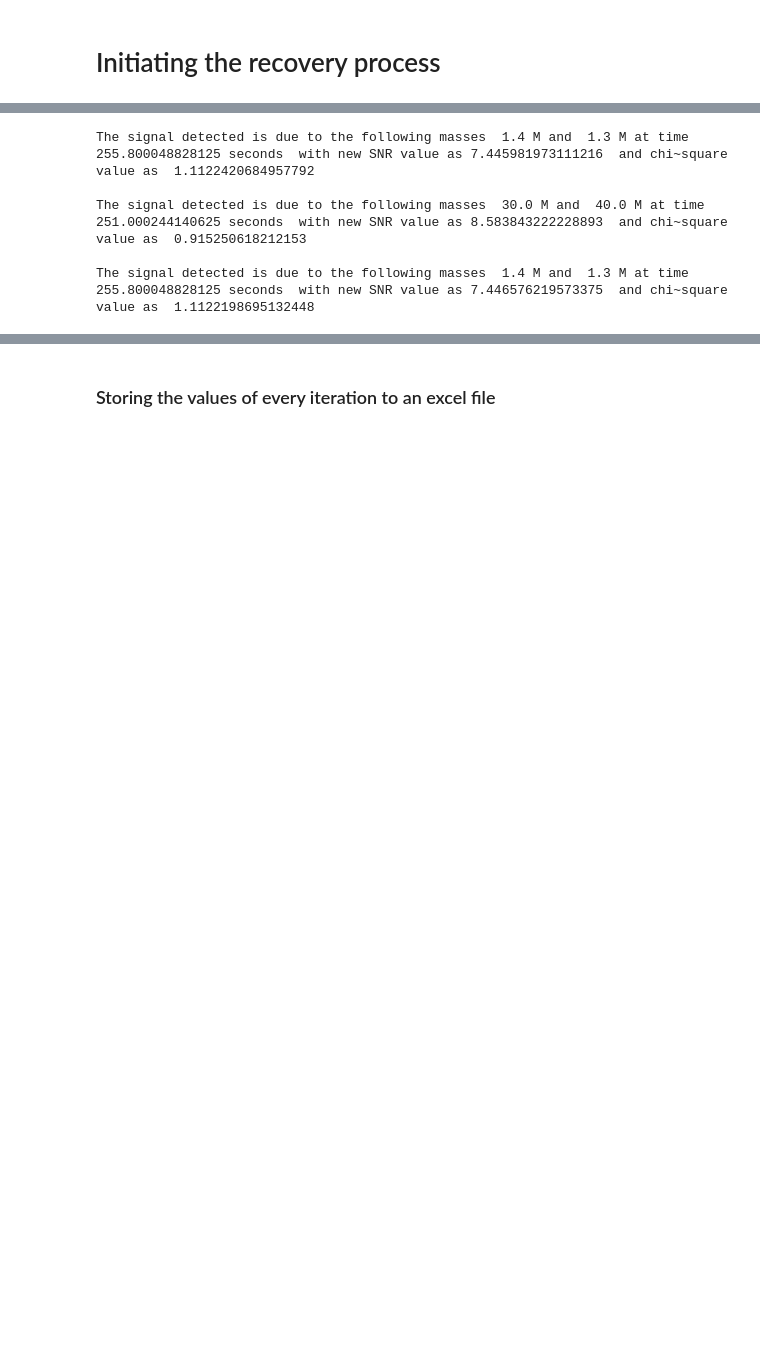
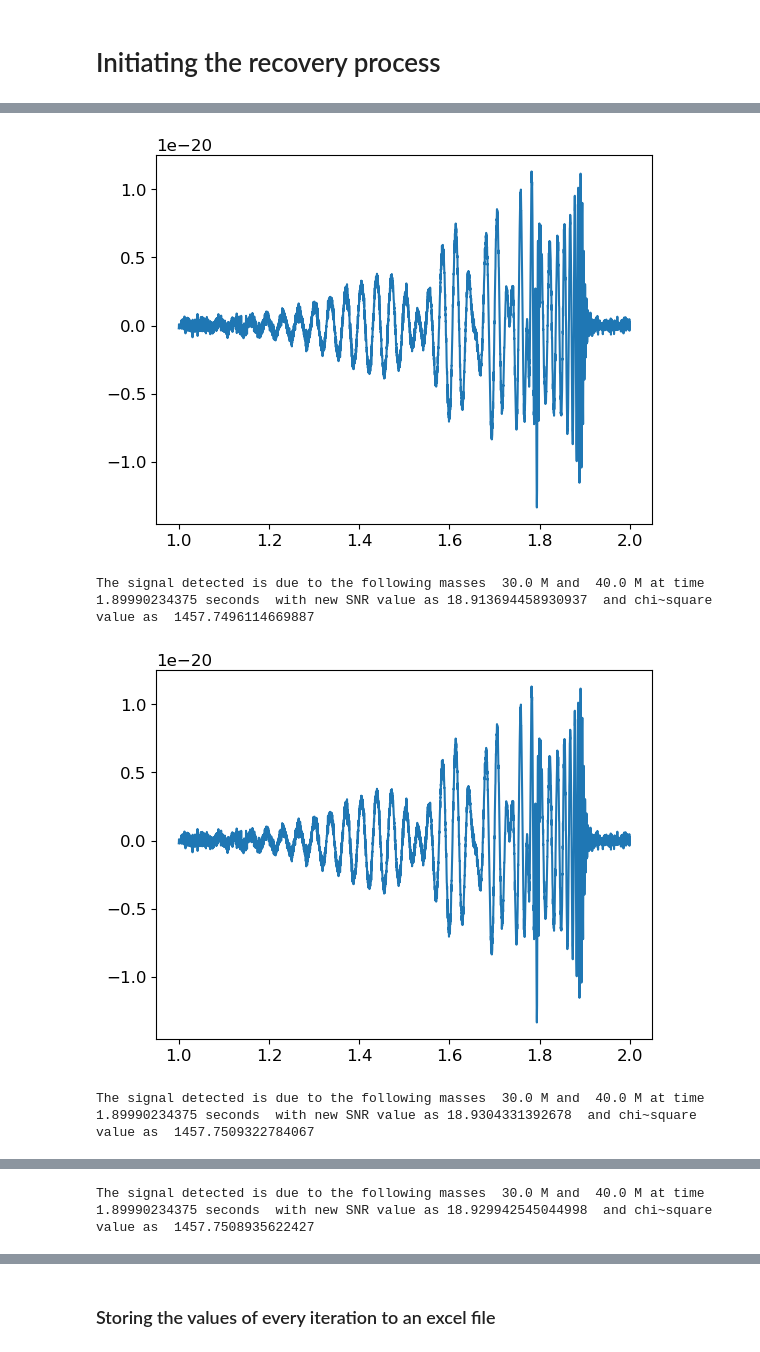
Before and after one commit to kajolshelke/Project, a Jupyter notebook: Iterative_recovery_temp6.ipynb, the cells around one changed output, grey strips where cells are left out. Drawn from its saved outputs; the diff is of its cells as text; code cells hidden in the pictures; blank space fills up the shorter version.

```diff
--- a/Iterative_recovery_temp6.ipynb
+++ b/Iterative_recovery_temp6.ipynb
@@ -344,12 +342,12 @@ def align_sub(m1_1,m2_1,time_1,snrp_1,data,psd):
     # Shift the template to the peak time
     dt = time_1 - data.start_time
 
+    temp_sub  = gen_template('IMRPhenomPv2',m1_1,m2_1,0.8,0.8,data)
+#     if (m1_1 >= 15 and m2_1 >= 15) :
+#         temp_sub  = gen_template('IMRPhenomPv2',m1_1,m2_1,0.8,0.8,data)
 
-    if (m1_1 >= 15 and m2_1 >= 15) :
-        temp_sub  = gen_template('IMRPhenomPv2',m1_1,m2_1,0.8,0.8,data)
-
-    else :
-        temp_sub = gen_template('TaylorF2',m1_1,m2_1,0.05,0.05,data)
+#     else :
+#         temp_sub = gen_template('TaylorF2',m1_1,m2_1,0.05,0.05,data)
 
 
 
@@ -400,20 +408,20 @@ The signal detected is due to the following masses  30.0 M and  40.0 M at time
 # %%
 for i in range(3):
-
     sub,psd_sub = align_sub(mass_1,mass_2,time,snrp,ts1,psd1)
+    sub.time_slice(1, 2).plot()
+    plt.show()
     M1,M2,T,SP,Tot = recovery(sub,3,bns_templates,bbh_templates,psd1)
     mass_1=M1
     mass_2=M2
     time=T
     snrp=SP
 
     total.extend([[0,0,0,0,0,0]])
     total.extend(Tot)
 
     print(" ")
 # %% [output]
+[figure, added]
-The signal detected is due to the following masses  1.4 M and  1.3 M at time  255.800048828125 seconds  with new SNR value as 7.445981973111216  and chi~square value as  1.1122420684957792
-
-The signal detected is due to the following masses  30.0 M and  40.0 M at time  251.000244140625 seconds  with new SNR value as 8.583843222228893  and chi~square value as  0.915250618212153
-
-The signal detected is due to the following masses  1.4 M and  1.3 M at time  255.800048828125 seconds  with new SNR value as 7.446576219573375  and chi~square value as  1.1122198695132448
+The signal detected is due to the following masses  30.0 M and  40.0 M at time  1.89990234375 seconds  with new SNR value as 18.913694458930937  and chi~square value as  1457.7496114669887
+[figure, added]
+The signal detected is due to the following masses  30.0 M and  40.0 M at time  1.89990234375 seconds  with new SNR value as 18.9304331392678  and chi~square value as  1457.7509322784067
@@ -419,0 +429 @@ The signal detected is due to the following masses  1.4 M and  1.3 M at time  25
+The signal detected is due to the following masses  30.0 M and  40.0 M at time  1.89990234375 seconds  with new SNR value as 18.929942545044998  and chi~square value as  1457.7508935622427
```
Also changed, not shown: parts of 21 cells of this notebook, 1 other file.
